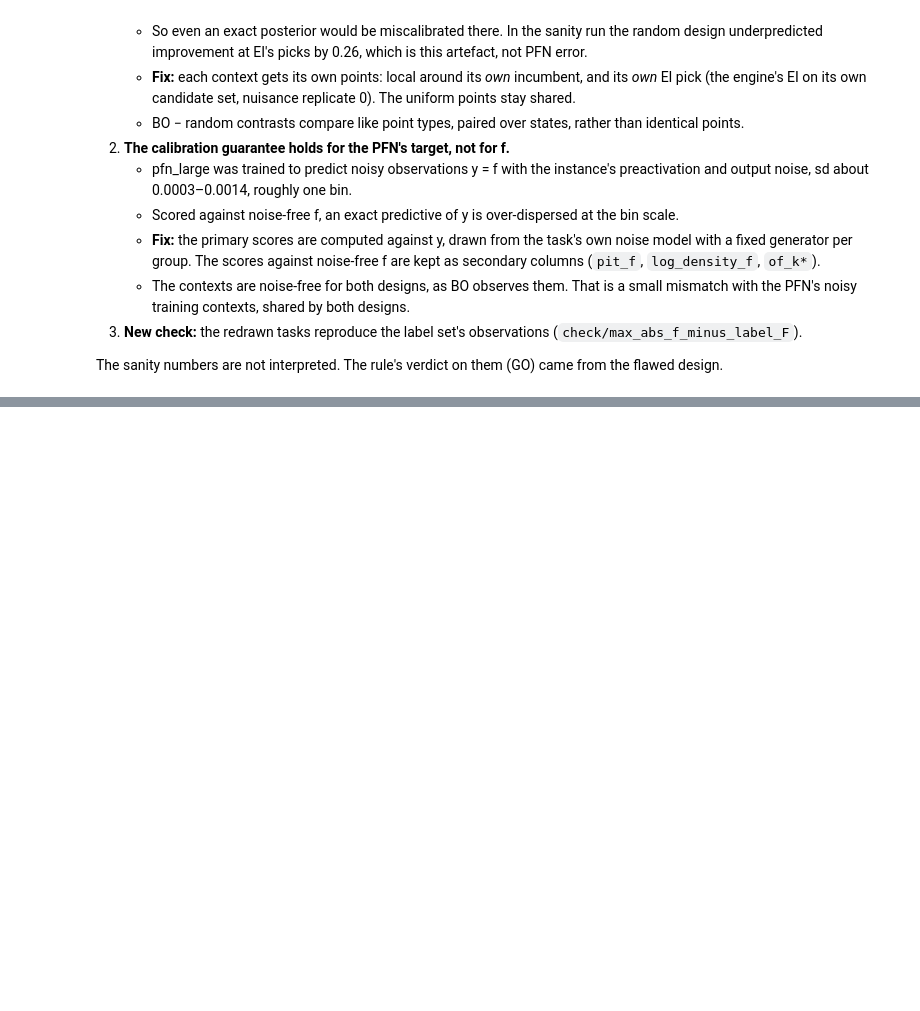
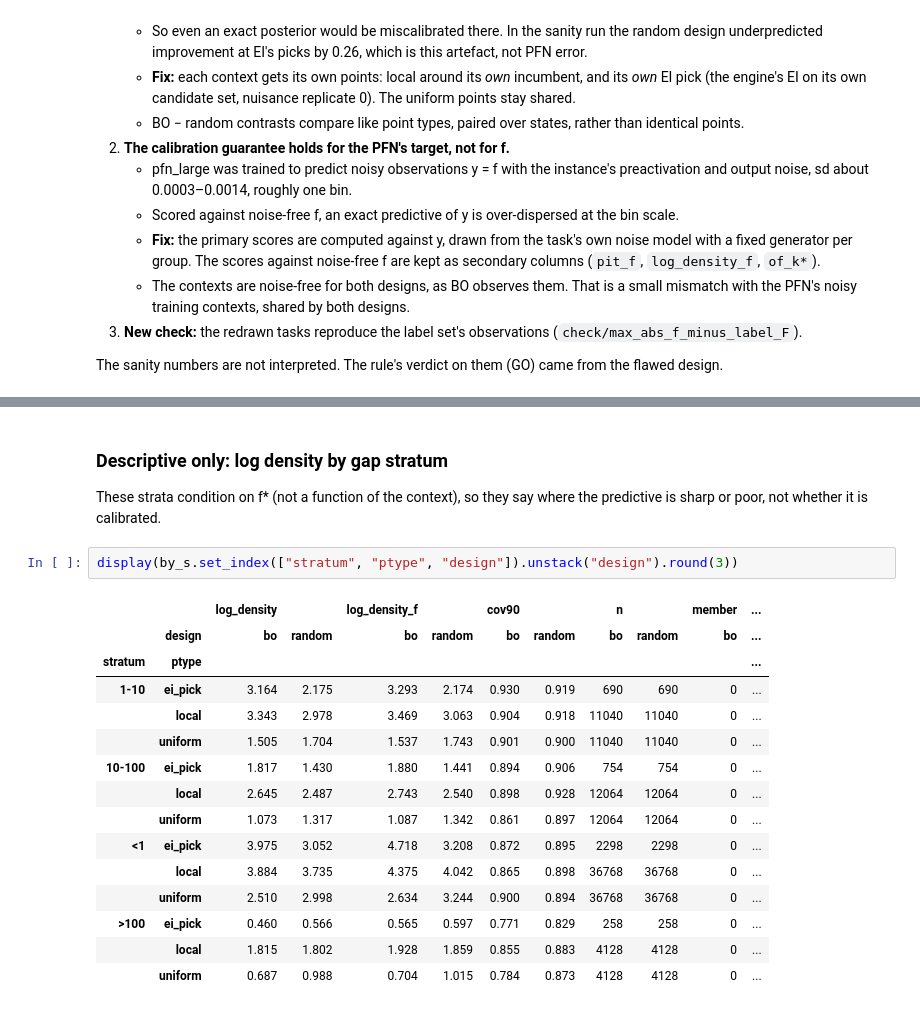
Before and after one commit to timruhkopf/anytime-acquisition, a Jupyter notebook: notebooks/10_2026-11-12_pfn_bo_inference.ipynb, the cells around one changed output, grey strips where cells are left out. Drawn from its saved outputs; the diff is of its cells as text; blank space fills up the shorter version.

```diff
--- a/notebooks/10_2026-11-12_pfn_bo_inference.ipynb
+++ b/notebooks/10_2026-11-12_pfn_bo_inference.ipynb
@@ -124,0 +299,22 @@ The GO / NO-GO criterion from the description, evaluated, in one line. Record it
+# %% [markdown]
+### Descriptive only: log density by gap stratum
+
+These strata condition on f\* (not a function of the context), so they say where the predictive is sharp or poor, not whether it is calibrated.
+# %%
+display(by_s.set_index(["stratum", "ptype", "design"]).unstack("design").round(3))
+# %% [output]
+|  |  | log_density |  | log_density_f |  | cov90 |  | n |  | member | ... |
+|  | design | bo | random | bo | random | bo | random | bo | random | bo | ... |
+| stratum | ptype |  |  |  |  |  |  |  |  |  | ... |
+| 1-10 | ei_pick | 3.164 | 2.175 | 3.293 | 2.174 | 0.930 | 0.919 | 690 | 690 | 0 | ... |
+|  | local | 3.343 | 2.978 | 3.469 | 3.063 | 0.904 | 0.918 | 11040 | 11040 | 0 | ... |
+|  | uniform | 1.505 | 1.704 | 1.537 | 1.743 | 0.901 | 0.900 | 11040 | 11040 | 0 | ... |
+| 10-100 | ei_pick | 1.817 | 1.430 | 1.880 | 1.441 | 0.894 | 0.906 | 754 | 754 | 0 | ... |
+|  | local | 2.645 | 2.487 | 2.743 | 2.540 | 0.898 | 0.928 | 12064 | 12064 | 0 | ... |
+|  | uniform | 1.073 | 1.317 | 1.087 | 1.342 | 0.861 | 0.897 | 12064 | 12064 | 0 | ... |
+| <1 | ei_pick | 3.975 | 3.052 | 4.718 | 3.208 | 0.872 | 0.895 | 2298 | 2298 | 0 | ... |
+|  | local | 3.884 | 3.735 | 4.375 | 4.042 | 0.865 | 0.898 | 36768 | 36768 | 0 | ... |
+|  | uniform | 2.510 | 2.998 | 2.634 | 3.244 | 0.900 | 0.894 | 36768 | 36768 | 0 | ... |
+| >100 | ei_pick | 0.460 | 0.566 | 0.565 | 0.597 | 0.771 | 0.829 | 258 | 258 | 0 | ... |
+|  | local | 1.815 | 1.802 | 1.928 | 1.859 | 0.855 | 0.883 | 4128 | 4128 | 0 | ... |
+|  | uniform | 0.687 | 0.988 | 0.704 | 1.015 | 0.784 | 0.873 | 4128 | 4128 | 0 | ... |
```
Also changed, not shown: parts of 17 cells of this notebook, 17 other files.
